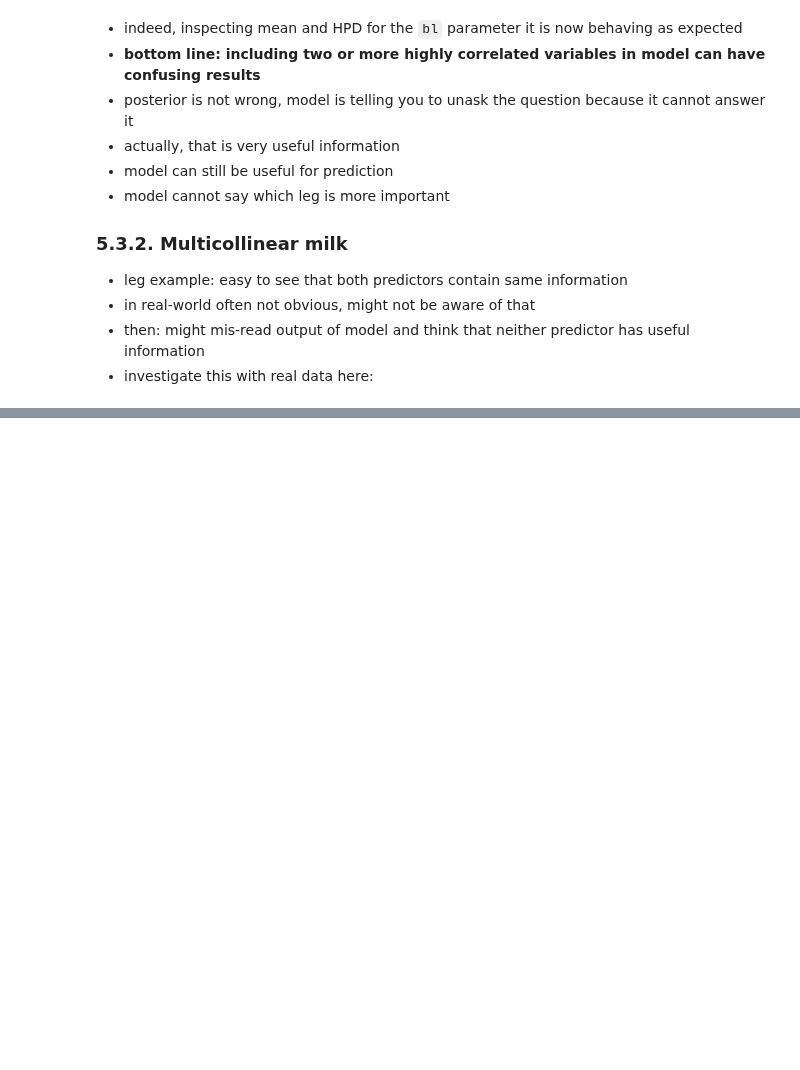
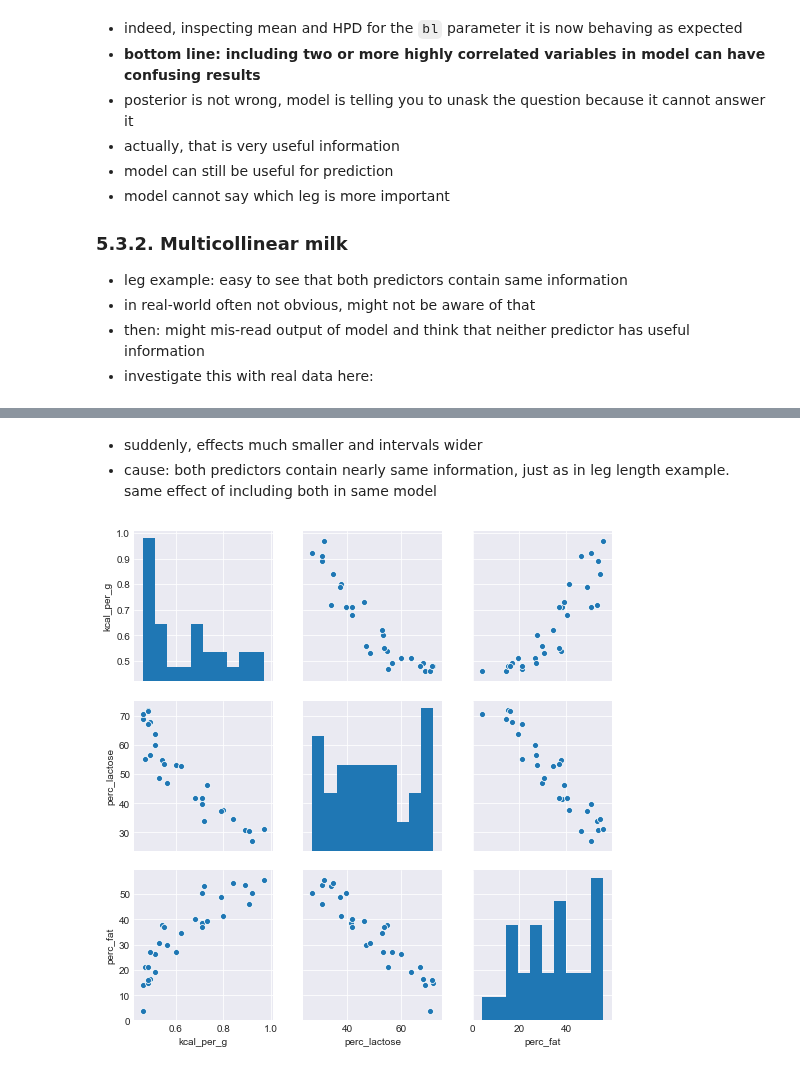
Before and after one commit to nwweber/statistical_rethinking, a Jupyter notebook: chapter_05_multivariate_linear_models.ipynb, the cells around one changed output, grey strips where cells are left out. Saved outputs shown, nothing was run; the diff lists cells and outputs as text; code cells hidden in the pictures; blank space fills up the shorter version.

```diff
--- a/chapter_05_multivariate_linear_models.ipynb
+++ b/chapter_05_multivariate_linear_models.ipynb
@@ -997,6 +999,12 @@ The number of effective samples is smaller than 25% for some parameters.
 # %%
 # Code 3.35
 
-d = pd.read_csv('./data/milk.csv', sep=';')
+d = (
+    pd
+    .read_csv('./data/milk.csv', sep=';')
+    .rename(
+        columns=lambda colname: colname.replace('.', '_'), # make more pythonic
+    )
+)
 d.head()
 # %% [output]
@@ -1008,0 +1091,9 @@ d.head()
+# %% [markdown]
+* suddenly, effects much smaller and intervals wider
+* cause: both predictors contain nearly same information, just as in leg length example. same effect of including both in same model
+# %%
+# Code 5.38
+
+sns.pairplot(d[['kcal_per_g', 'perc_lactose', 'perc_fat']]);
+# %% [output]
+[figure, added]
```
Also changed, not shown: parts of 15 cells of this notebook.
